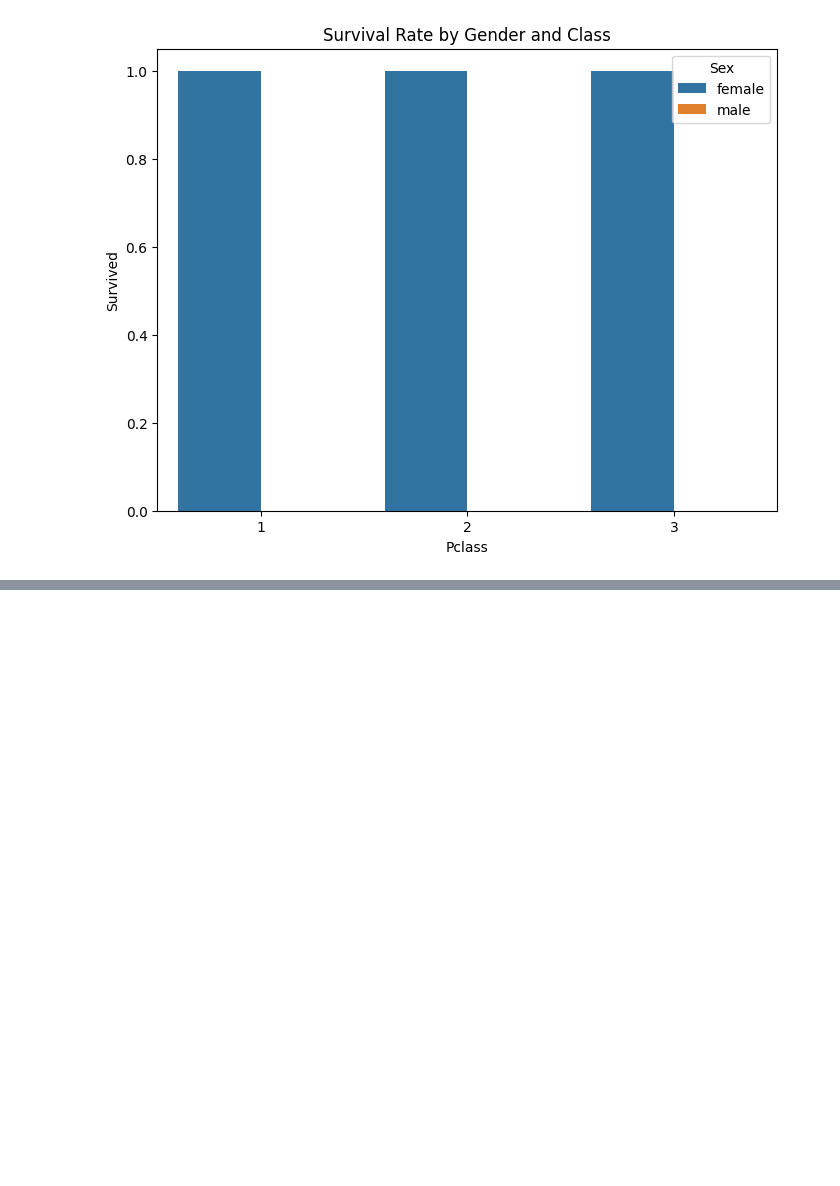
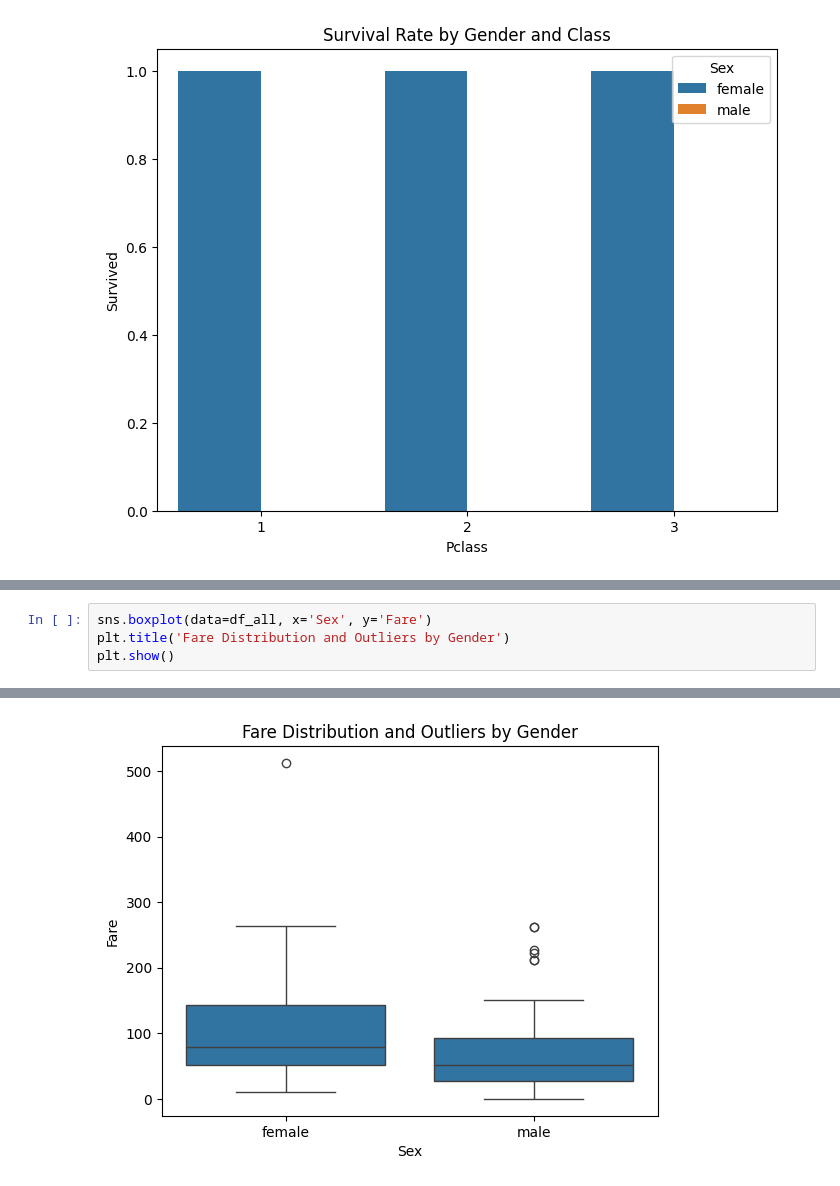
Before and after one commit to Paras-Gith/Titanic_data, a Jupyter notebook: solution.ipynb, the cells around one changed output, grey strips where cells are left out. Cells and saved outputs as stored; diff of their text form; blank space fills up the shorter version.

```diff
--- a/solution.ipynb
+++ b/solution.ipynb
@@ -158,0 +184,5 @@ plt.show()
+# %%
+sns.boxplot(data=df_all, x='Sex', y='Fare')
+plt.title('Fare Distribution and Outliers by Gender')
+plt.show()
+# %% [output]
@@ -158,0 +194 @@ plt.show()
+[figure, added]
```
Also changed, not shown: parts of 4 cells of this notebook.
